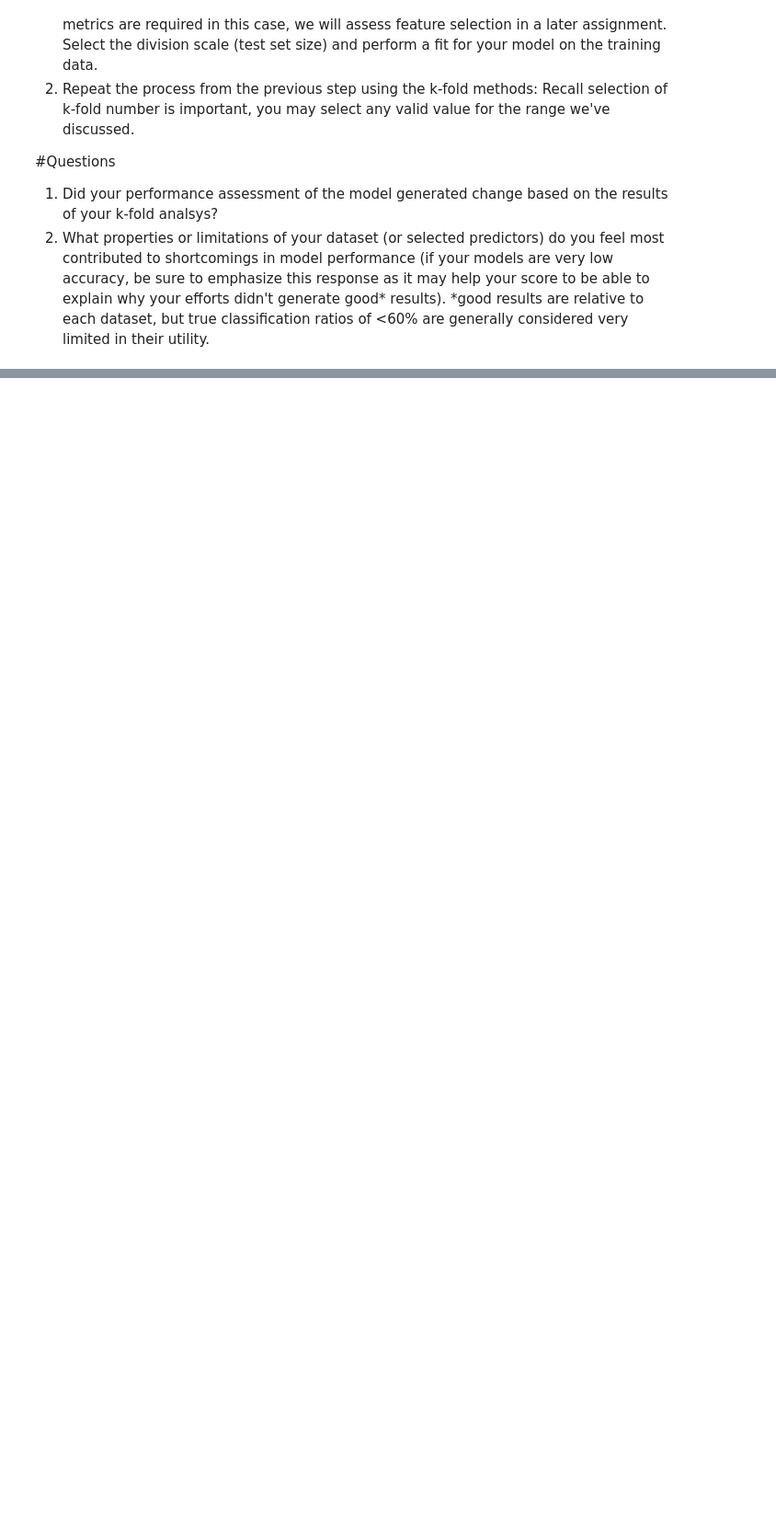
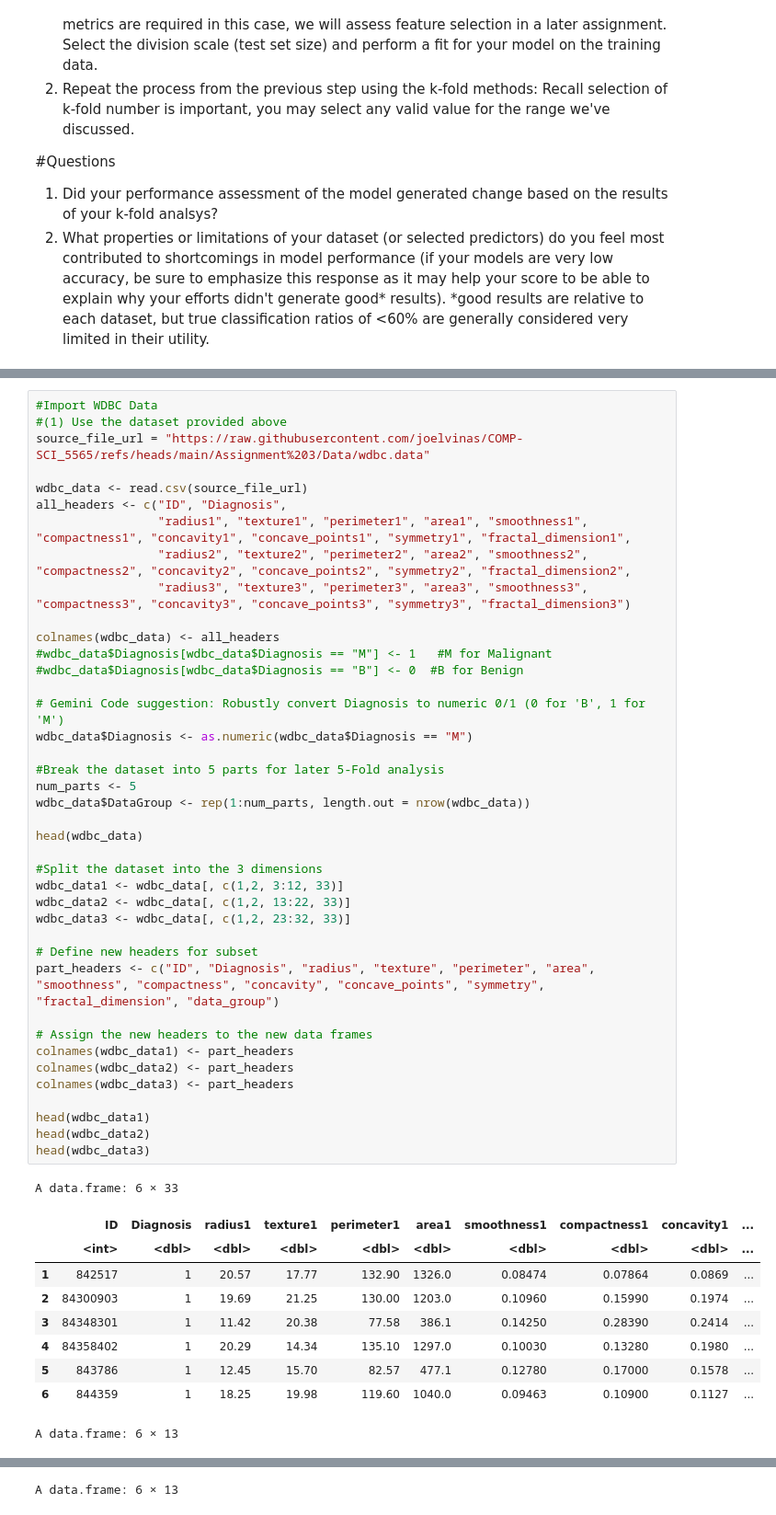
Before and after one commit to joelvinas/COMP-SCI_5565, a Jupyter notebook: Assignment 3/Code/Feature_Selection_&_Classification_Section_2_Classification.ipynb, the cells around one changed output, grey strips where cells are left out. Shown at 92% size. Drawn from its saved outputs; the diff is of its cells as text; blank space fills up the shorter version.

```diff
--- a/Assignment 3/Code/Feature_Selection_&_Classification_Section_2_Classification.ipynb
+++ b/Assignment 3/Code/Feature_Selection_&_Classification_Section_2_Classification.ipynb
@@ -25,0 +31,51 @@ Recall selection of k-fold number is important, you may select any valid value f
+# %%
+#Import WDBC Data
+#(1) Use the dataset provided above
+source_file_url = "https://raw.githubusercontent.com/joelvinas/COMP-SCI_5565/refs/heads/main/Assignment%203/Data/wdbc.data"
+
+wdbc_data <- read.csv(source_file_url)
+all_headers <- c("ID", "Diagnosis",
+                 "radius1", "texture1", "perimeter1", "area1", "smoothness1", "compactness1", "concavity1", "concave_points1", "symmetry1", "fractal_dimension1",
+                 "radius2", "texture2", "perimeter2", "area2", "smoothness2", "compactness2", "concavity2", "concave_points2", "symmetry2", "fractal_dimension2",
+                 "radius3", "texture3", "perimeter3", "area3", "smoothness3", "compactness3", "concavity3", "concave_points3", "symmetry3", "fractal_dimension3")
+
+colnames(wdbc_data) <- all_headers
+#wdbc_data$Diagnosis[wdbc_data$Diagnosis == "M"] <- 1   #M for Malignant
+#wdbc_data$Diagnosis[wdbc_data$Diagnosis == "B"] <- 0  #B for Benign
+
+# Gemini Code suggestion: Robustly convert Diagnosis to numeric 0/1 (0 for 'B', 1 for 'M')
+wdbc_data$Diagnosis <- as.numeric(wdbc_data$Diagnosis == "M")
+
+#Break the dataset into 5 parts for later 5-Fold analysis
+num_parts <- 5
+wdbc_data$DataGroup <- rep(1:num_parts, length.out = nrow(wdbc_data))
+
+head(wdbc_data)
+
+#Split the dataset into the 3 dimensions
+wdbc_data1 <- wdbc_data[, c(1,2, 3:12, 33)]
+wdbc_data2 <- wdbc_data[, c(1,2, 13:22, 33)]
+wdbc_data3 <- wdbc_data[, c(1,2, 23:32, 33)]
+
+# Define new headers for subset
+part_headers <- c("ID", "Diagnosis", "radius", "texture", "perimeter", "area", "smoothness", "compactness", "concavity", "concave_points", "symmetry", "fractal_dimension", "data_group")
+
+# Assign the new headers to the new data frames
+colnames(wdbc_data1) <- part_headers
+colnames(wdbc_data2) <- part_headers
+colnames(wdbc_data3) <- part_headers
+
+head(wdbc_data1)
+head(wdbc_data2)
+head(wdbc_data3)
+# %% [output]
+A data.frame: 6 × 33
+|  | ID | Diagnosis | radius1 | texture1 | perimeter1 | area1 | smoothness1 | compactness1 | concavity1 | ... |
+|  | <int> | <dbl> | <dbl> | <dbl> | <dbl> | <dbl> | <dbl> | <dbl> | <dbl> | ... |
+| 1 | 842517 | 1 | 20.57 | 17.77 | 132.90 | 1326.0 | 0.08474 | 0.07864 | 0.0869 | ... |
+| 2 | 84300903 | 1 | 19.69 | 21.25 | 130.00 | 1203.0 | 0.10960 | 0.15990 | 0.1974 | ... |
+| 3 | 84348301 | 1 | 11.42 | 20.38 | 77.58 | 386.1 | 0.14250 | 0.28390 | 0.2414 | ... |
+| 4 | 84358402 | 1 | 20.29 | 14.34 | 135.10 | 1297.0 | 0.10030 | 0.13280 | 0.1980 | ... |
+| 5 | 843786 | 1 | 12.45 | 15.70 | 82.57 | 477.1 | 0.12780 | 0.17000 | 0.1578 | ... |
+| 6 | 844359 | 1 | 18.25 | 19.98 | 119.60 | 1040.0 | 0.09463 | 0.10900 | 0.1127 | ... |
+A data.frame: 6 × 13
@@ -25,0 +90 @@ Recall selection of k-fold number is important, you may select any valid value f
+A data.frame: 6 × 13
```
Also changed, not shown: parts of 10 cells of this notebook, 1 other file.
